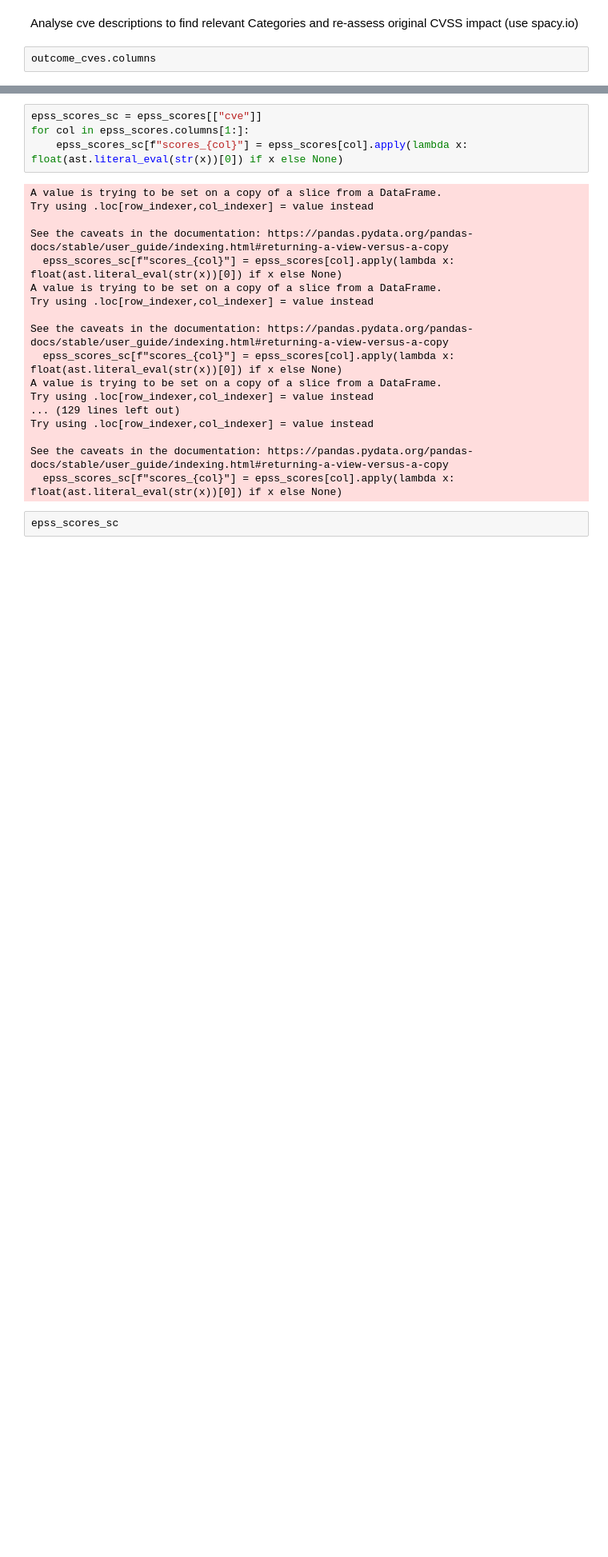
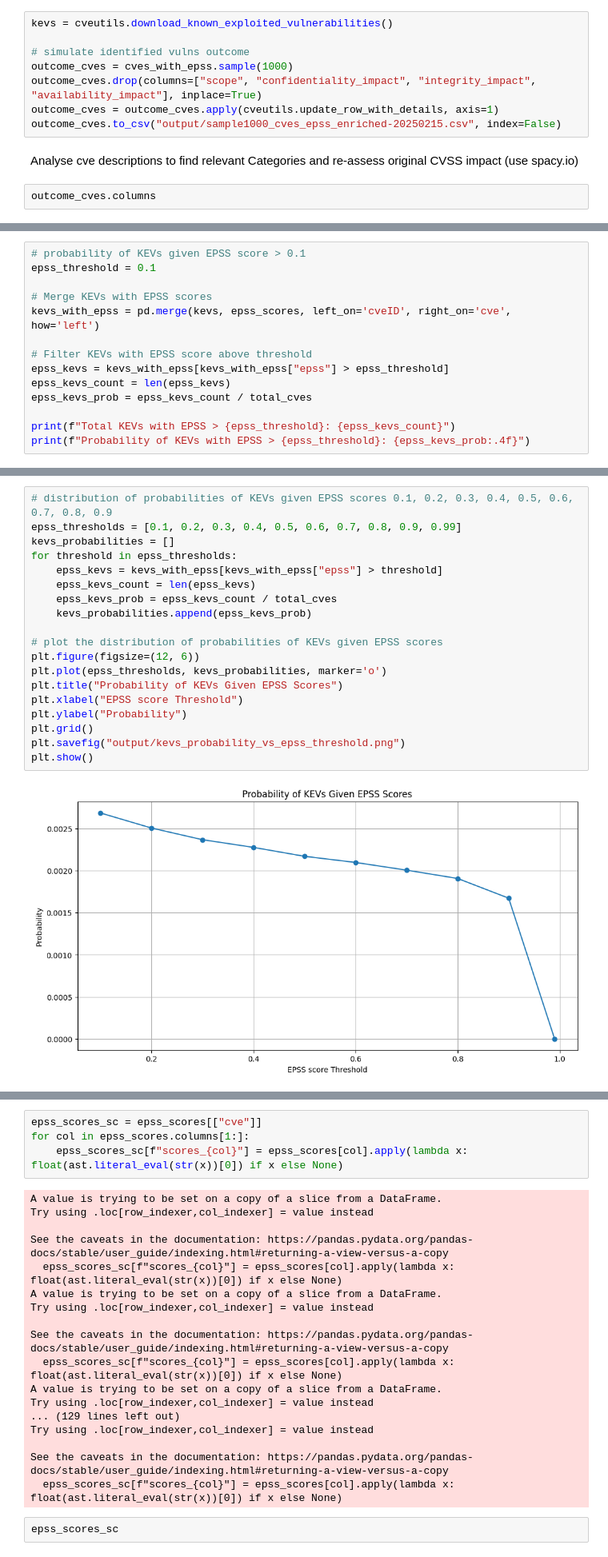
Before and after one commit to dominikmi/cves_analytics, a Jupyter notebook: testing.ipynb, the cells around one changed output, grey strips where cells are left out. Shown at 80% size. Cells and saved outputs as stored; diff of their text form; blank space fills up the shorter version.

```diff
--- a/testing.ipynb
+++ b/testing.ipynb
@@ -312,3 +68,11 @@ outcome_cves.to_csv("output/outcome_cves_epss_enriched-20250106.csv", index=Fals
+# %%
+kevs = cveutils.download_known_exploited_vulnerabilities()
+
+# simulate identified vulns outcome
+outcome_cves = cves_with_epss.sample(1000)
+outcome_cves.drop(columns=["scope", "confidentiality_impact", "integrity_impact", "availability_impact"], inplace=True)
+outcome_cves = outcome_cves.apply(cveutils.update_row_with_details, axis=1)
+outcome_cves.to_csv("output/sample1000_cves_epss_enriched-20250215.csv", index=False)
 # %% [markdown]
 Analyse cve descriptions to find relevant Categories and re-assess original CVSS impact
 (use spacy.io)
@@ -441,0 +167,14 @@ def download_epss_scores_for_months(number, directory, unit='months'):
+# %%
+# probability of KEVs given EPSS score > 0.1
+epss_threshold = 0.1
+
+# Merge KEVs with EPSS scores
+kevs_with_epss = pd.merge(kevs, epss_scores, left_on='cveID', right_on='cve', how='left')
+
+# Filter KEVs with EPSS score above threshold
+epss_kevs = kevs_with_epss[kevs_with_epss["epss"] > epss_threshold]
+epss_kevs_count = len(epss_kevs)
+epss_kevs_prob = epss_kevs_count / total_cves
+
+print(f"Total KEVs with EPSS > {epss_threshold}: {epss_kevs_count}")
+print(f"Probability of KEVs with EPSS > {epss_threshold}: {epss_kevs_prob:.4f}")
@@ -441,0 +184,21 @@ def download_epss_scores_for_months(number, directory, unit='months'):
+# %%
+# distribution of probabilities of KEVs given EPSS scores 0.1, 0.2, 0.3, 0.4, 0.5, 0.6, 0.7, 0.8, 0.9
+epss_thresholds = [0.1, 0.2, 0.3, 0.4, 0.5, 0.6, 0.7, 0.8, 0.9, 0.99]
+kevs_probabilities = []
+for threshold in epss_thresholds:
+    epss_kevs = kevs_with_epss[kevs_with_epss["epss"] > threshold]
+    epss_kevs_count = len(epss_kevs)
+    epss_kevs_prob = epss_kevs_count / total_cves
+    kevs_probabilities.append(epss_kevs_prob)
+
+# plot the distribution of probabilities of KEVs given EPSS scores
+plt.figure(figsize=(12, 6))
+plt.plot(epss_thresholds, kevs_probabilities, marker='o')
+plt.title("Probability of KEVs Given EPSS Scores")
+plt.xlabel("EPSS score Threshold")
+plt.ylabel("Probability")
+plt.grid()
+plt.savefig("output/kevs_probability_vs_epss_threshold.png")
+plt.show()
+# %% [output]
+[figure, added]
```
Also changed, not shown: parts of 19 cells of this notebook.
